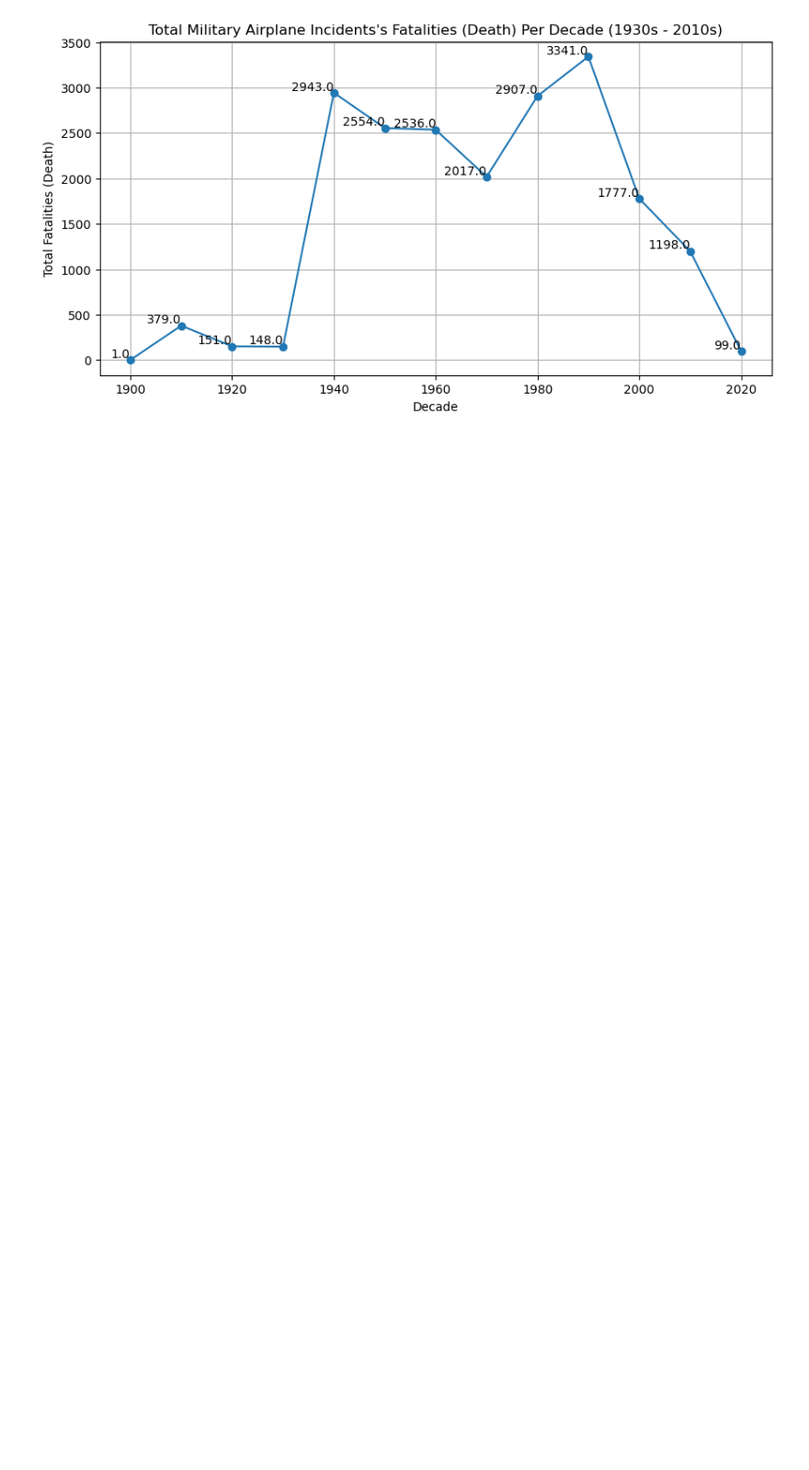
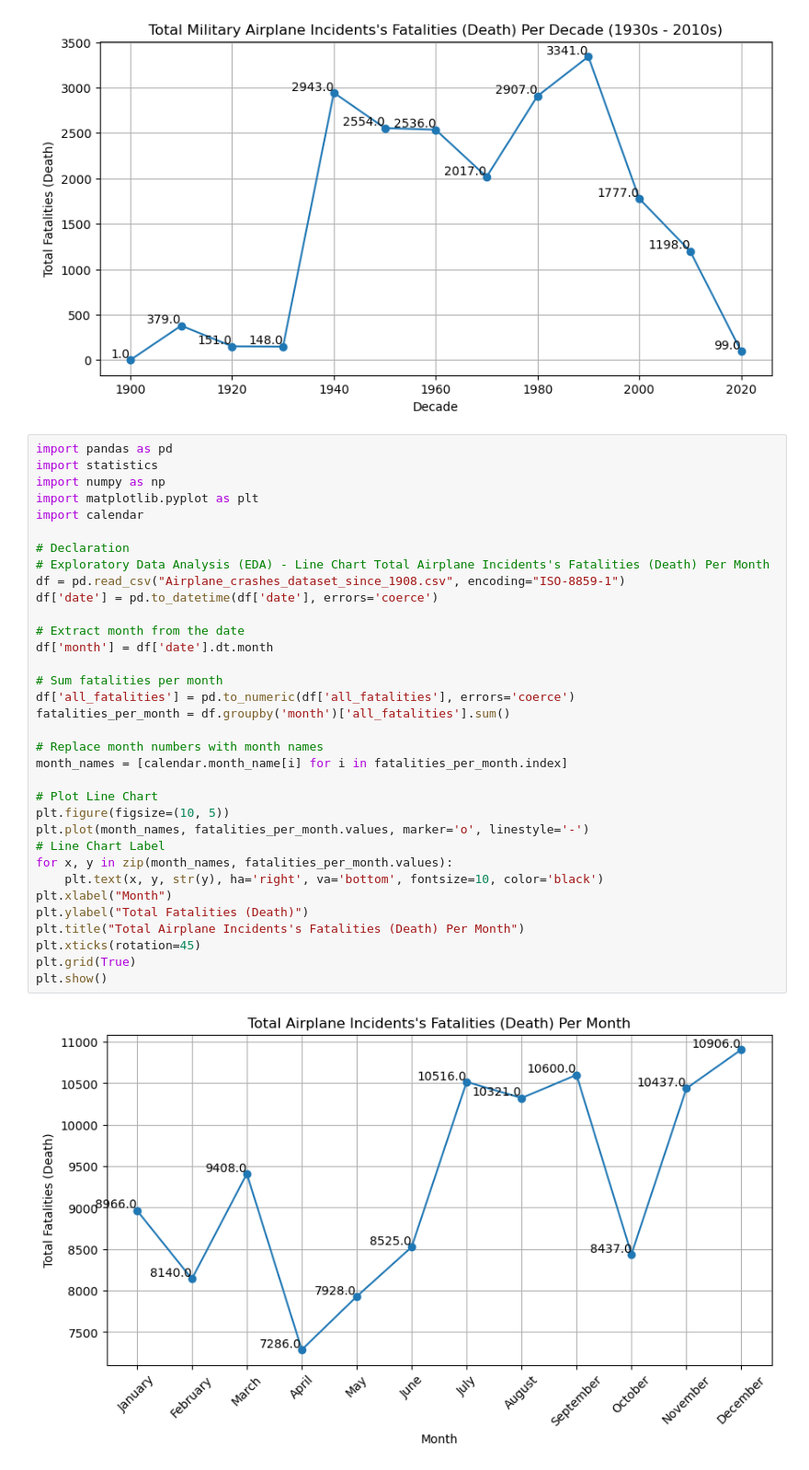
Before and after one commit to FlazeFy2/DS-Airplane_Crashes_Dataset_Since_1908, a Jupyter notebook: exploratory data analysis.ipynb, the cells around one changed output. Shown at 92% size. Drawn from its saved outputs; the diff is of its cells as text; blank space fills up the shorter version.

Commit message:
[DS] Exploratory Data Analysis (EDA) - Line Chart Total Airplane Incidents's Fatalities (Death) Per Month

```diff
--- a/exploratory data analysis.ipynb
+++ b/exploratory data analysis.ipynb
@@ -320,3 +320,39 @@ plt.grid(True)
 plt.show()
 # %% [output]
 [figure]
+# %%
+import pandas as pd
+import statistics
+import numpy as np
+import matplotlib.pyplot as plt
+import calendar
+
+# Declaration
+# Exploratory Data Analysis (EDA) - Line Chart Total Airplane Incidents's Fatalities (Death) Per Month
+df = pd.read_csv("Airplane_crashes_dataset_since_1908.csv", encoding="ISO-8859-1")
+df['date'] = pd.to_datetime(df['date'], errors='coerce')
+
+# Extract month from the date
+df['month'] = df['date'].dt.month
+
+# Sum fatalities per month
+df['all_fatalities'] = pd.to_numeric(df['all_fatalities'], errors='coerce')
+fatalities_per_month = df.groupby('month')['all_fatalities'].sum()
+
+# Replace month numbers with month names
+month_names = [calendar.month_name[i] for i in fatalities_per_month.index]
+
+# Plot Line Chart
+plt.figure(figsize=(10, 5))
+plt.plot(month_names, fatalities_per_month.values, marker='o', linestyle='-')
+# Line Chart Label
+for x, y in zip(month_names, fatalities_per_month.values):
+    plt.text(x, y, str(y), ha='right', va='bottom', fontsize=10, color='black')
+plt.xlabel("Month")
+plt.ylabel("Total Fatalities (Death)")
+plt.title("Total Airplane Incidents's Fatalities (Death) Per Month")
+plt.xticks(rotation=45)
+plt.grid(True)
+plt.show()
+# %% [output]
+[figure, added]
```
